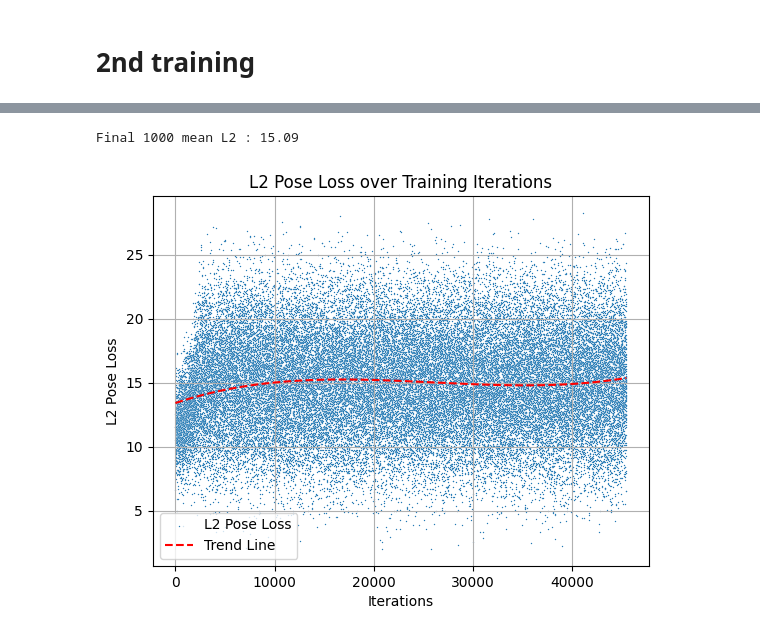
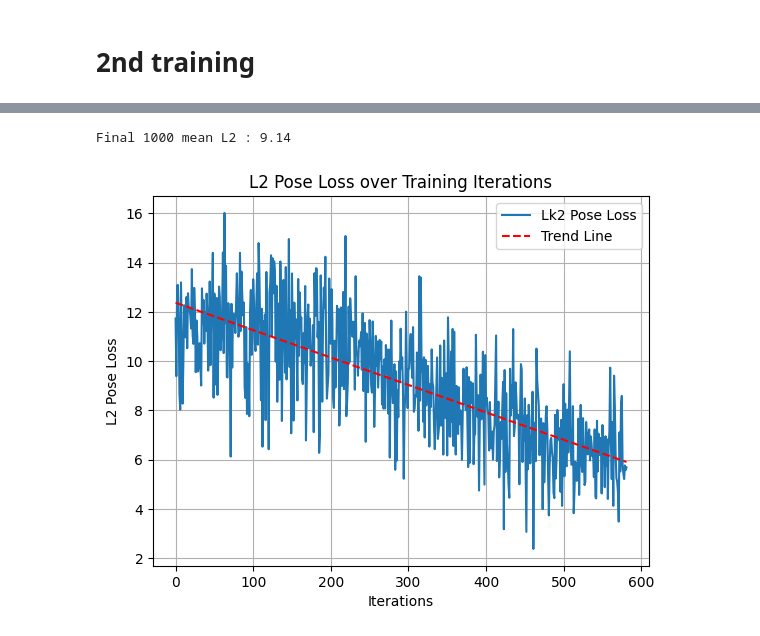
Before and after one commit to ifinckh/2025_sem_proj_FINCKH_VITA, a Jupyter notebook: results.ipynb, the cells around one changed output, grey strips where cells are left out. Drawn from its saved outputs; the diff is of its cells as text; code cells hidden in the pictures.

```diff
--- a/results.ipynb
+++ b/results.ipynb
@@ -165,7 +168,7 @@ np.sqrt(2.268)
 # %% [markdown]
 # 2nd training
 # %%
-fp  = "metrics/train/2025_12_17_0.csv"
+fp  = "metrics/train/2025_12_18_0.csv"
 df = pd.read_csv(fp)
 df.head()
 # %% [output]
@@ -191,16 +226,16 @@ Text(0.5, 0, 'Iterations')
 # %%
-sns.scatterplot(data=df, x=df.index, y='trans_l2_m', label='L2 Pose Loss', s=1)
-# sns.lineplot(data=df, x=df.index, y='trans_l2_m', label='Lk2 Pose Loss')
+# sns.scatterplot(data=df, x=df.index, y='trans_l2_m', label='L2 Pose Loss', s=1)
+sns.lineplot(data=df, x=df.index, y='trans_l2_m', label='Lk2 Pose Loss')
 # trend line
-z = np.polyfit(df.index, df['trans_l2_m'],3)
+z = np.polyfit(df.index, df['trans_l2_m'],1)
 p = np.poly1d(z)
 plt.plot(df.index, p(df.index), "r--", label='Trend Line')
 plt.xlabel('Iterations')
 plt.ylabel('L2 Pose Loss')
 plt.title('L2 Pose Loss over Training Iterations')
 plt.legend()
 plt.grid()
 print(f"Final 1000 mean L2 : {df.trans_l2_m[-1000:].mean():.2f}")
 # %% [output]
-Final 1000 mean L2 : 15.09
+Final 1000 mean L2 : 9.14
-[figure, old version]
+[figure, new version]
```
Also changed, not shown: parts of 6 cells of this notebook, 11 other files.
